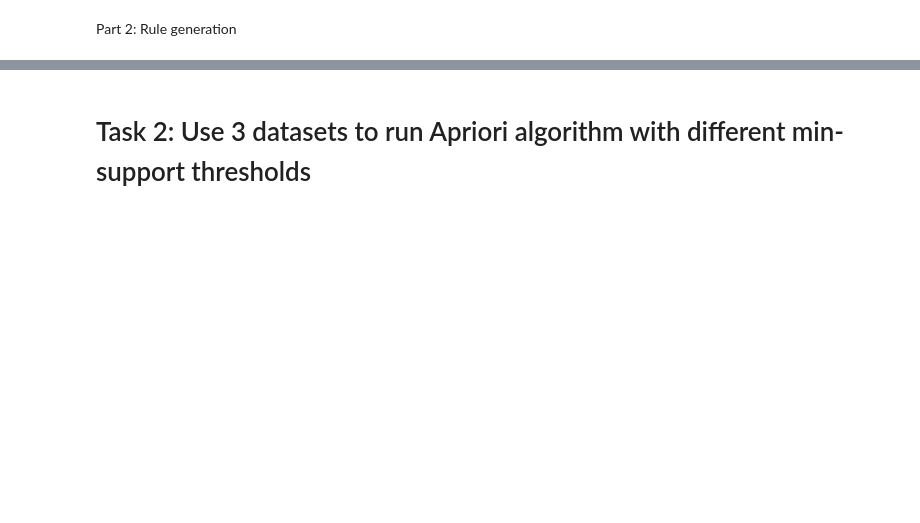
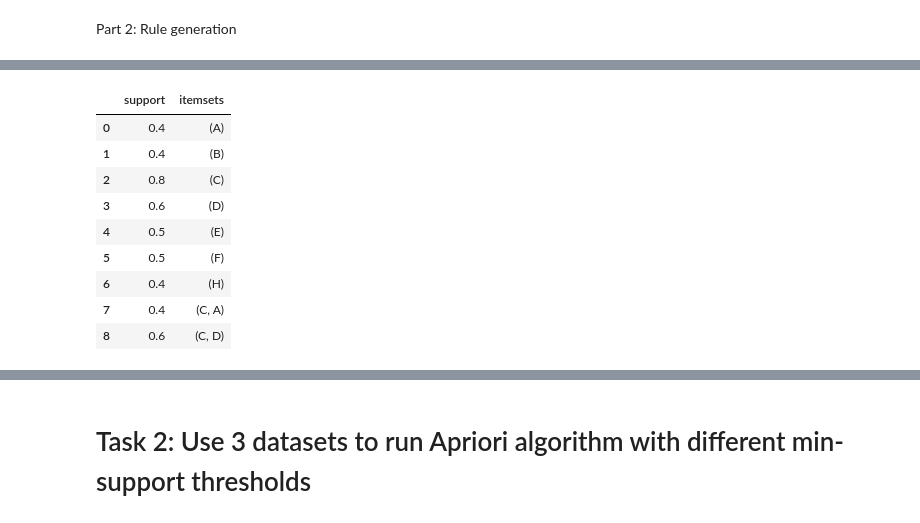
Before and after one commit to gtengwei/CZ4032-Data-Mining, a Jupyter notebook: apriori.ipynb, the cells around one changed output, grey strips where cells are left out. Saved outputs shown, nothing was run; the diff lists cells and outputs as text; code cells hidden in the pictures; blank space fills up the shorter version.

```diff
--- a/apriori.ipynb
+++ b/apriori.ipynb
@@ -532,0 +524,16 @@ antecedent:  ['C', 'D'] -> consequent:  ['H'] confidence:  1.0
+# %%
+from mlxtend.frequent_patterns import apriori, association_rules
+
+freq_items = apriori(data, min_support=0.4, use_colnames=True)
+freq_items
+# %% [output]
+|  | support | itemsets |
+| 0 | 0.4 | (A) |
+| 1 | 0.4 | (B) |
+| 2 | 0.8 | (C) |
+| 3 | 0.6 | (D) |
+| 4 | 0.5 | (E) |
+| 5 | 0.5 | (F) |
+| 6 | 0.4 | (H) |
+| 7 | 0.4 | (C, A) |
+| 8 | 0.6 | (C, D) |
```
Also changed, not shown: parts of 21 cells of this notebook.
